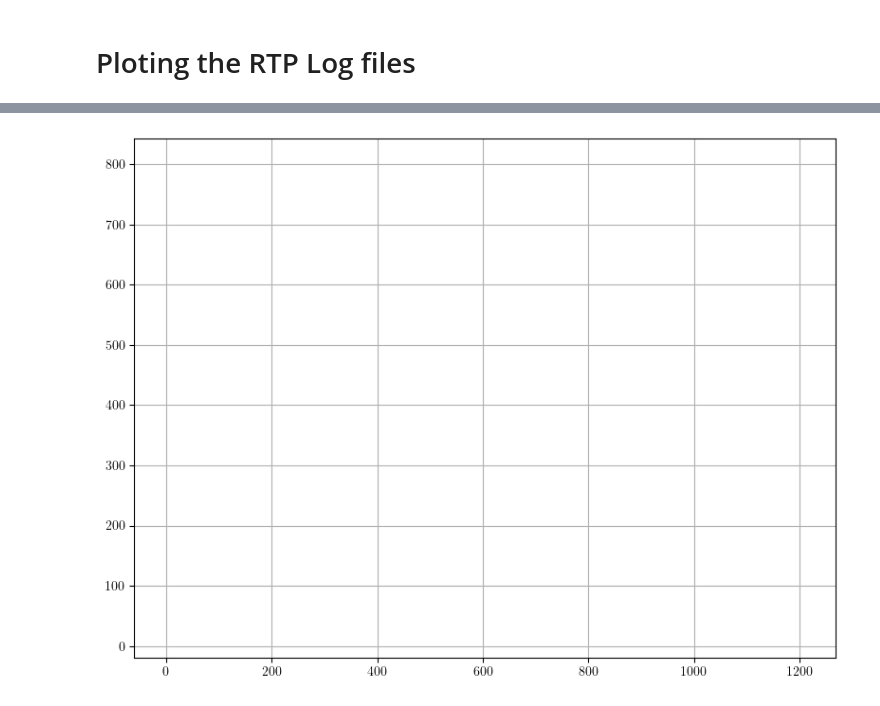
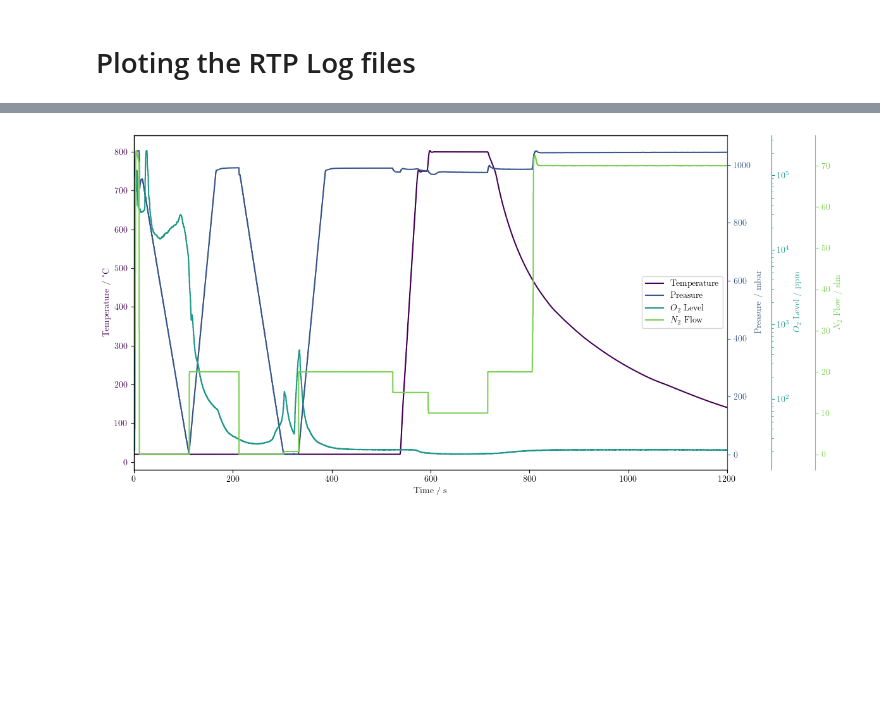
Before and after one commit to XXLutz13/Master_data, a Jupyter notebook: OtherStuff/RTP.ipynb, the cells around one changed output, grey strips where cells are left out. Saved outputs shown, nothing was run; the diff lists cells and outputs as text; code cells hidden in the pictures; blank space fills up the shorter version.

Commit message:
plotting RTP

```diff
--- a/OtherStuff/RTP.ipynb
+++ b/OtherStuff/RTP.ipynb
@@ -52,11 +60,53 @@ None
-# %%
-plt.figure(figsize=(8, 6))
-ax = plt.gca()
-
-plt.plot(data['Timestamp in s'], data['[109] T_Mdl3 in °C'])
-
-plt.tight_layout()
-plt.grid(True)
-plt.show()
-# %% [output]
-[figure, removed]
+# %%
+# colors = plt.get_cmap('viridis', 4)
+cmap = plt.get_cmap('viridis')
+colors = cmap(np.linspace(0, 0.80, 4))
+
+fig, ax1 = plt.subplots(figsize=(12,6))
+
+ax1.set_xlim([0, 1200])
+ax1.set_xlabel('Time / s')
+p1, = ax1.plot(data['Timestamp'], data['T_Mdl3'], label='Temperature', color=colors[0])
+ax1.set_ylabel('Temperature / °C', color=p1.get_color())
+ax1.tick_params(axis='y', which='both', colors=p1.get_color())
+ax1.spines['right'].set_color(p1.get_color())
+
+
+ax2 = ax1.twinx()
+ax2.yaxis.set_ticks_position('right')
+ax2.yaxis.set_label_position('right')
+p2, = ax2.plot(data['Timestamp'], data["Chamber_Pressure_Readout"], label='Preasure', color=colors[1])
+ax2.set_ylabel('Preasure / mbar', color=p2.get_color())
+ax2.tick_params(axis='y', which='both', colors=p2.get_color())
+ax2.spines['right'].set_color(p2.get_color())
+
+
+ax3 = ax1.twinx()
+ax3.spines['right'].set_position(('outward', 50))
+ax3.yaxis.set_ticks_position('right')
+ax3.yaxis.set_label_position('right')
+ax3.set_yscale('log')
+p3, = ax3.plot(data['Timestamp'], data['O2 Level'], label='$O_2$ Level', color=colors[2])
+ax3.set_ylabel('$O_2$ Level / ppm', color=p3.get_color())
+ax3.tick_params(axis='y', which='both', colors=p3.get_color())
+ax3.spines['right'].set_color(p3.get_color())
+
+
+ax4 = ax1.twinx()
+ax4.spines['right'].set_position(('outward', 100))
+ax4.yaxis.set_ticks_position('right')
+ax4.yaxis.set_label_position('right')
+p4, = ax4.plot(data['Timestamp'], data['N2_30slm_Readout']+ data['N2_150slm_Readout'], label='$N_2$ Flow', color=colors[3])
+# p5, = ax4.plot(data['Timestamp'], data['N2_150slm_Readout'], label='$N_2$ Flow 150', color=colors(5))
+ax4.set_ylabel('$N_2$ Flow / slm', color=p4.get_color())
+ax4.tick_params(axis='y', which='both', colors=p4.get_color())
+ax4.spines['right'].set_color(p4.get_color())
+
+
+lines = [p1, p2, p3, p4]
+labels = [l.get_label() for l in lines]
+ax1.legend(lines, labels, loc='center right')
+plt.tight_layout()
+plt.show()
+# %% [output]
+[figure, added]
```
Also changed, not shown: parts of 2 cells of this notebook, 4 other files.
